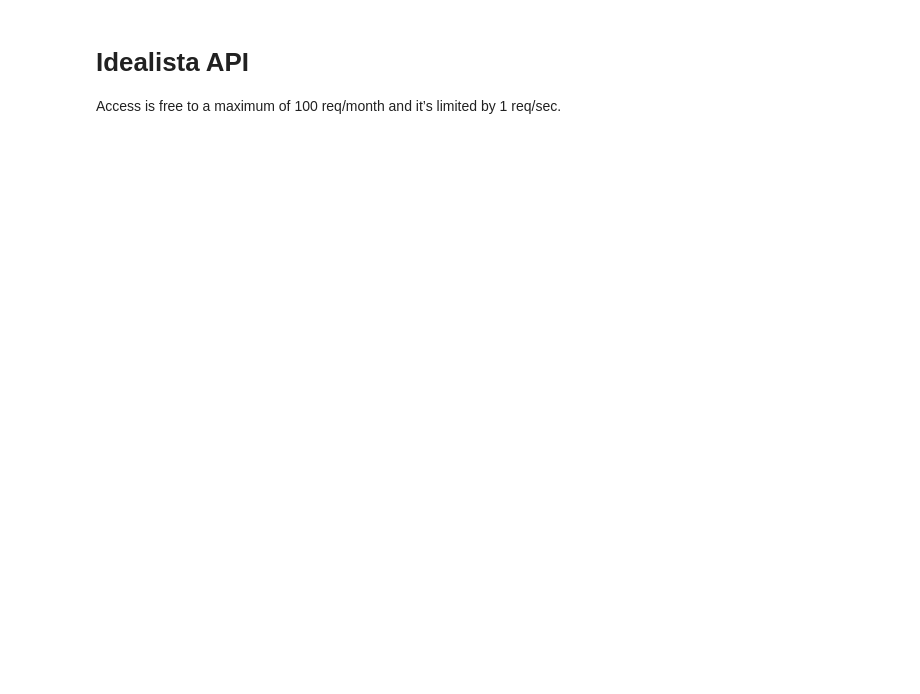
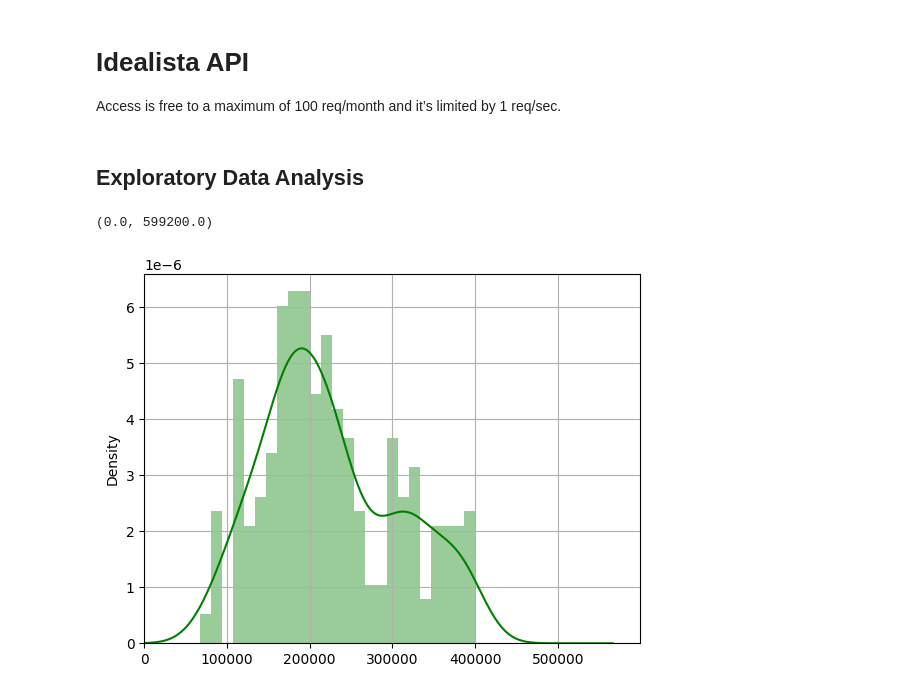
Before and after one commit to MiguelPuntoEs/idealista, a Jupyter notebook: main.ipynb, the cells around one changed output. Drawn from its saved outputs; the diff is of its cells as text; code cells hidden in the pictures; blank space fills up the shorter version.

```diff
--- a/main.ipynb
+++ b/main.ipynb
@@ -68,3 +68,19 @@ import json
 
 with open('data/alcala.json', 'w') as f:
     json.dump([el for item in pages for el in item["elementList"]], f)
+# %% [markdown]
+## Exploratory Data Analysis
+# %%
+import pandas as pd
+
+df = pd.json_normalize([el for item in pages for el in item["elementList"]])
+# %%
+import matplotlib.pyplot as plt
+
+fig, ax = plt.subplots()
+df['price'].plot.density(ax=ax, color='g')
+df['price'].hist(ax=ax, bins=25, density=True, color='g', alpha=.4)
+ax.set_xlim([0, None])
+# %% [output]
+(0.0, 599200.0)
+[figure, added]
```
Also changed, not shown: parts of 2 cells of this notebook, 2 other files.
